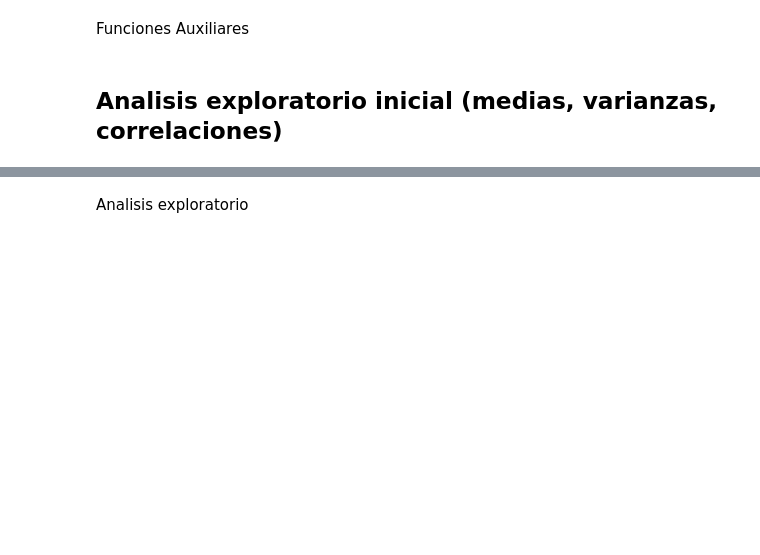
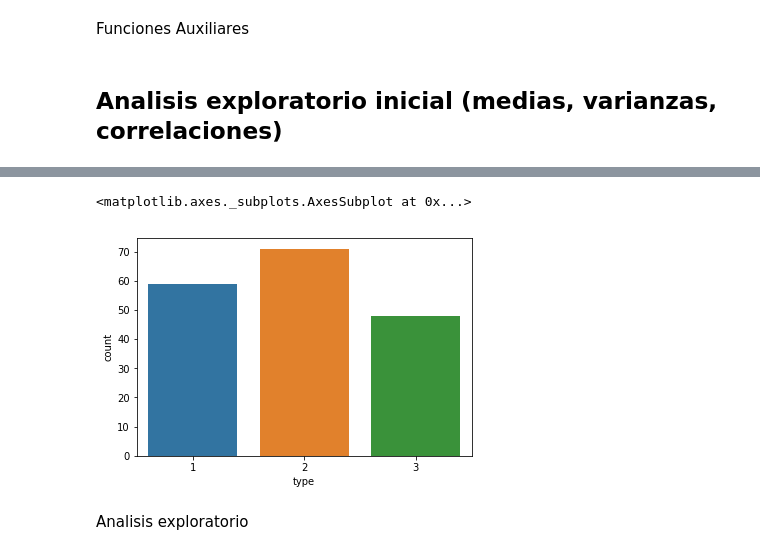
Before and after one commit to ekiMGlz/AplicadaIII, a Jupyter notebook: Clustering/bleh.ipynb, the cells around one changed output, grey strips where cells are left out. Cells and saved outputs as stored; diff of their text form; code cells hidden in the pictures; blank space fills up the shorter version.

```diff
--- a/Clustering/bleh.ipynb
+++ b/Clustering/bleh.ipynb
@@ -16,2 +28,7 @@ df = pd.read_csv("Data/wine.csv")
+# %%
+sns.countplot(x = 'type', data = df)
+# %% [output]
+<matplotlib.axes._subplots.AxesSubplot at 0x...>
+[figure, added]
 # %% [markdown]
 Analisis exploratorio
```
Also changed, not shown: parts of 59 cells of this notebook, 35 other files.
